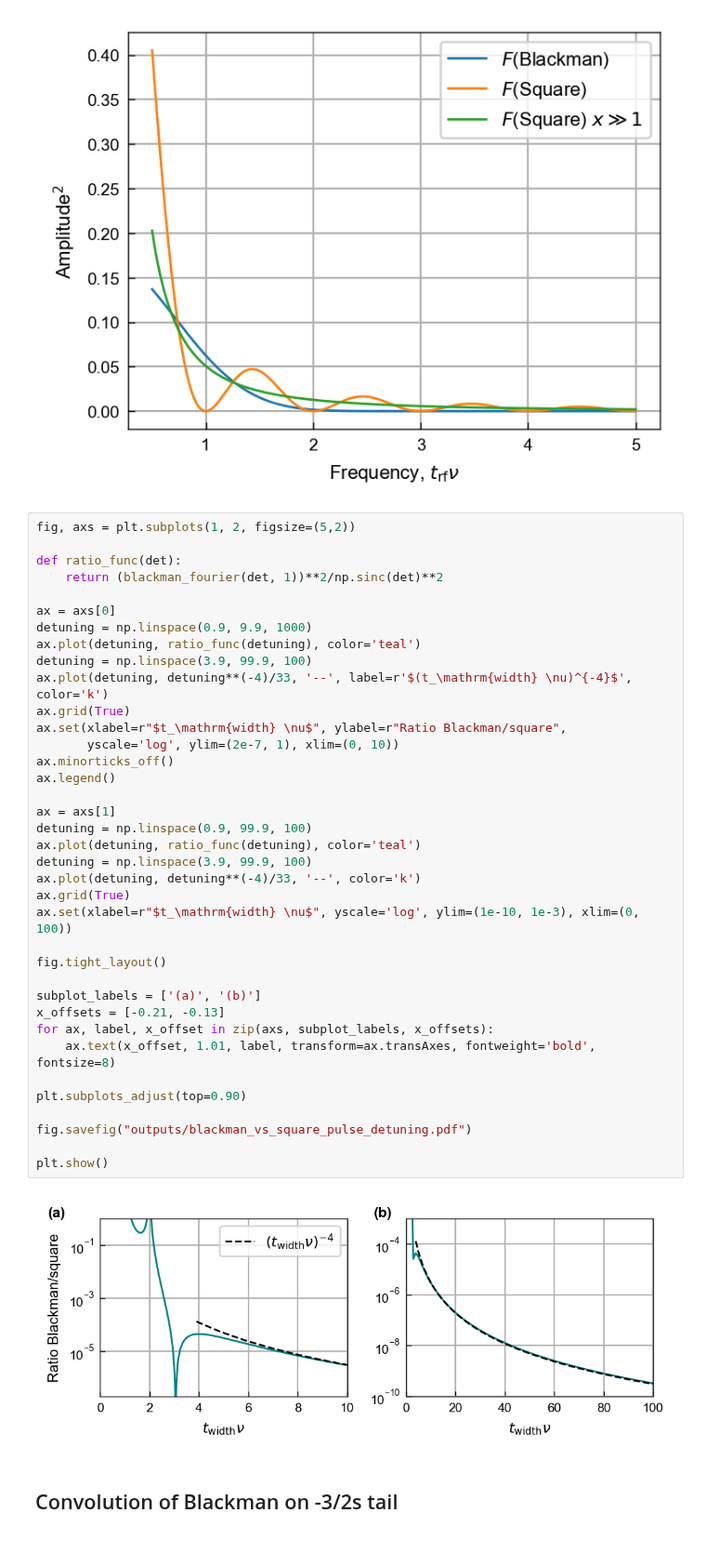
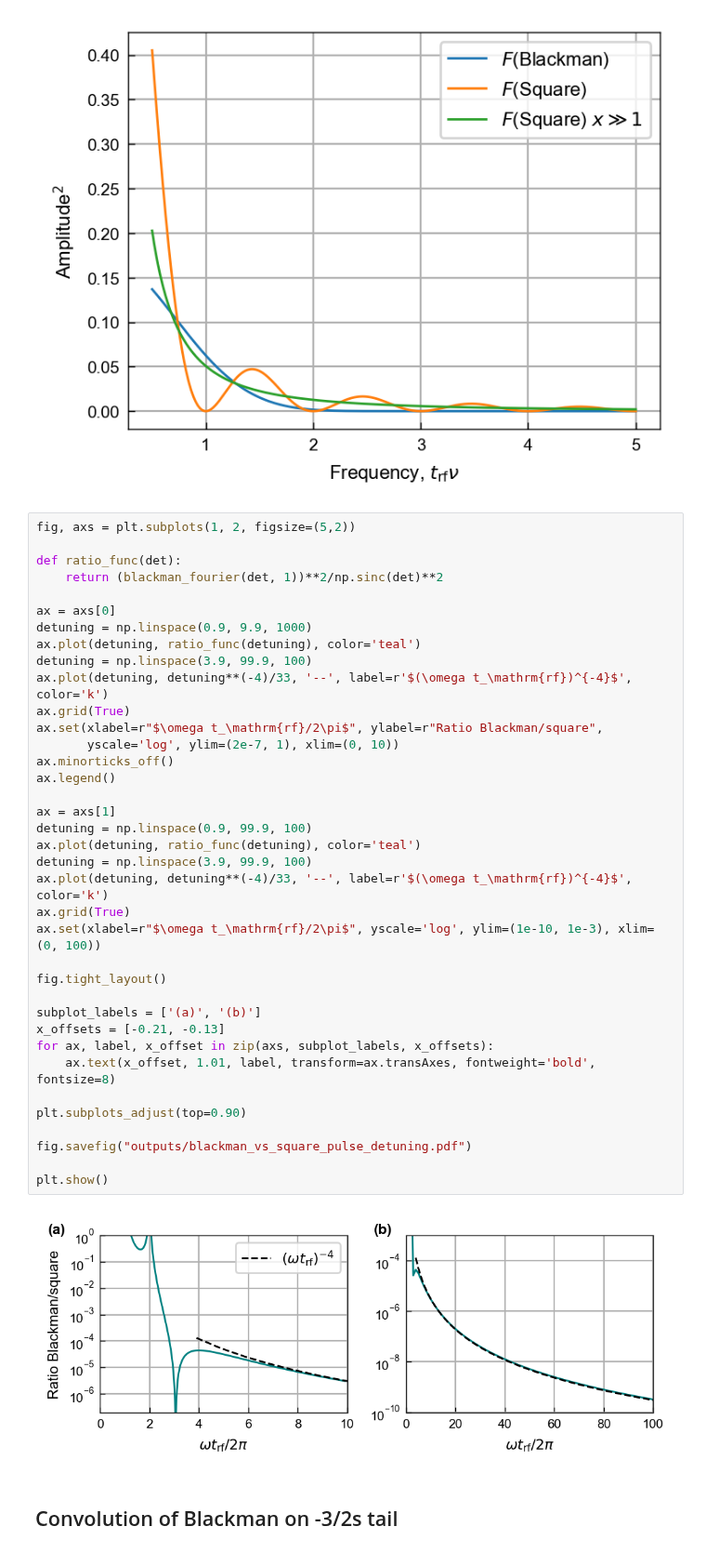
Before and after one commit to colinjdale/ChiPyLab, a Jupyter notebook: examples/plot_blackman_envelope.ipynb, the cells around one changed output. Shown at 93% size. Saved outputs shown, nothing was run; the diff lists cells and outputs as text.

Commit message:
Some fixed plots

```diff
--- a/examples/plot_blackman_envelope.ipynb
+++ b/examples/plot_blackman_envelope.ipynb
@@ -113,38 +113,38 @@ def ratio_func(det):
     return (blackman_fourier(det, 1))**2/np.sinc(det)**2
 
 ax = axs[0]
 detuning = np.linspace(0.9, 9.9, 1000)
 ax.plot(detuning, ratio_func(detuning), color='teal')
 detuning = np.linspace(3.9, 99.9, 100)
-ax.plot(detuning, detuning**(-4)/33, '--', label=r'$(t_\mathrm{width} \nu)^{-4}$', color='k')
+ax.plot(detuning, detuning**(-4)/33, '--', label=r'$(\omega t_\mathrm{rf})^{-4}$', color='k')
 ax.grid(True)
-ax.set(xlabel=r"$t_\mathrm{width} \nu$", ylabel=r"Ratio Blackman/square",
+ax.set(xlabel=r"$\omega t_\mathrm{rf}/2\pi$", ylabel=r"Ratio Blackman/square",
        yscale='log', ylim=(2e-7, 1), xlim=(0, 10))
 ax.minorticks_off()
 ax.legend()
 
 ax = axs[1]
 detuning = np.linspace(0.9, 99.9, 100)
 ax.plot(detuning, ratio_func(detuning), color='teal')
 detuning = np.linspace(3.9, 99.9, 100)
-ax.plot(detuning, detuning**(-4)/33, '--', color='k')
+ax.plot(detuning, detuning**(-4)/33, '--', label=r'$(\omega t_\mathrm{rf})^{-4}$', color='k')
 ax.grid(True)
-ax.set(xlabel=r"$t_\mathrm{width} \nu$", yscale='log', ylim=(1e-10, 1e-3), xlim=(0, 100))
+ax.set(xlabel=r"$\omega t_\mathrm{rf}/2\pi$", yscale='log', ylim=(1e-10, 1e-3), xlim=(0, 100))
 
 fig.tight_layout()
 
 subplot_labels = ['(a)', '(b)']
 x_offsets = [-0.21, -0.13]
 for ax, label, x_offset in zip(axs, subplot_labels, x_offsets):
 	ax.text(x_offset, 1.01, label, transform=ax.transAxes, fontweight='bold', fontsize=8)
 
 plt.subplots_adjust(top=0.90)
 
 fig.savefig("outputs/blackman_vs_square_pulse_detuning.pdf")
 
 plt.show()
 # %% [output]
-[figure, old version]
+[figure, new version]
 # %% [markdown]
 ## Convolution of Blackman on -3/2s tail
 # %%
```
Also changed, not shown: parts of 1 cell of this notebook, 2 other files.
